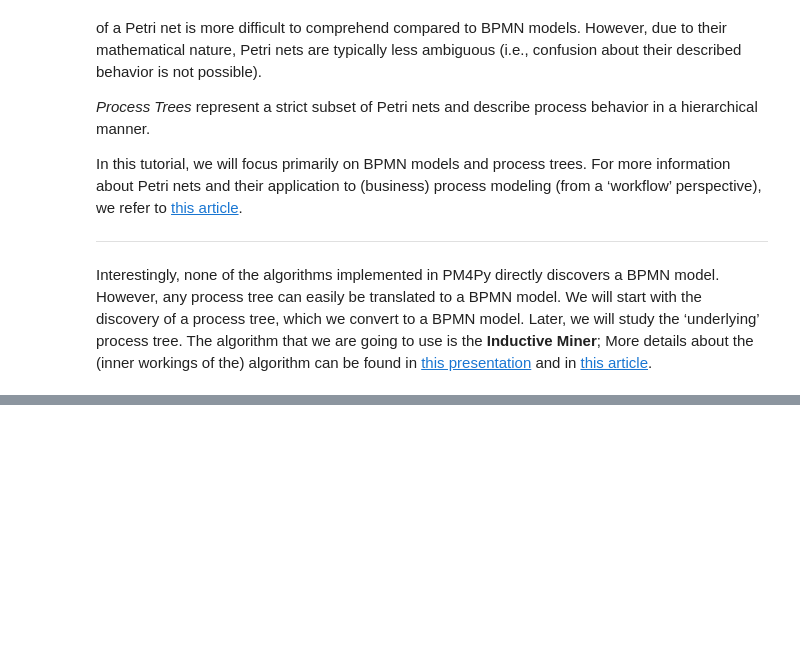
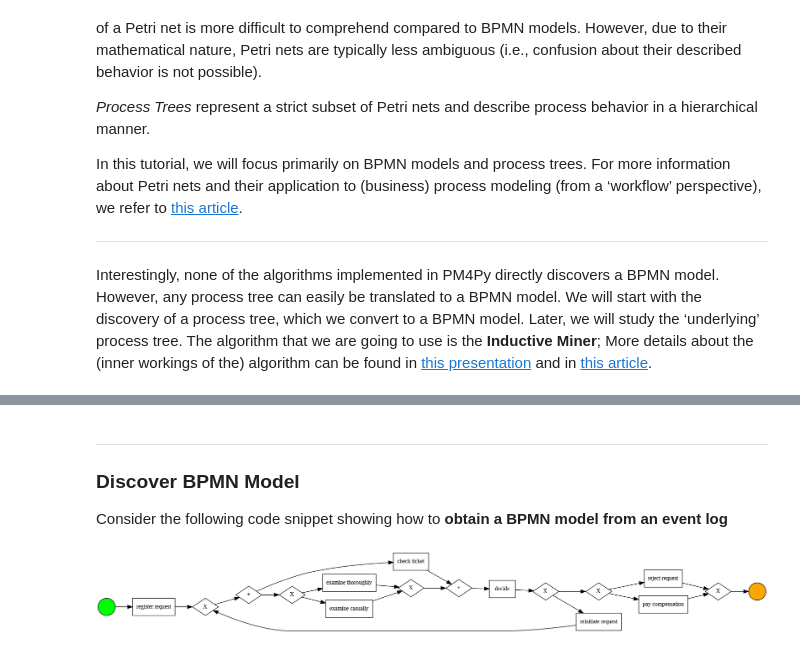
Before and after one commit to sawubona-repo/BINA-FS24-WORK, a Jupyter notebook: LB07-ProcessMining/Python/DEMO_Python_PM4PY_ProcessDiscovery.ipynb, the cells around one changed output, grey strips where cells are left out. Cells and saved outputs as stored; diff of their text form; code cells hidden in the pictures; blank space fills up the shorter version.

Commit message:
DEMO_Python_PM4PY_ProcessDiscovery updated

```diff
--- a/LB07-ProcessMining/Python/DEMO_Python_PM4PY_ProcessDiscovery.ipynb
+++ b/LB07-ProcessMining/Python/DEMO_Python_PM4PY_ProcessDiscovery.ipynb
@@ -267,0 +85,7 @@ When analyzing real event data, visual analytic tools (e.g., the [Variant Explor
+# %%
+logfilePATH = 'https://raw.githubusercontent.com/sawubona-repo/BINA-FS24-WORK/bdc23608d66c3e49fd67ce87a75fc3f8439f0fcf/LB07-ProcessMining/Python/'
+logfileNAME = 'RunningExample.csv'
+
+eventlogFILE = logfilePATH + logfileNAME
+
+eventlogData = pd.read_csv(eventlogFILE, sep=';')
@@ -267,0 +114,3 @@ When analyzing real event data, visual analytic tools (e.g., the [Variant Explor
+# %%
+# convert raw event log data to pm4py (event log) dataframe
+log_df = pm4py.format_dataframe(eventlogData, case_id='case_id',activity_key='activity', timestamp_key='time:timestamp')
@@ -267,0 +126,11 @@ When analyzing real event data, visual analytic tools (e.g., the [Variant Explor
+# %% [markdown]
+---
+### Discover **BPMN Model**
+
+Consider the following code snippet showing how to **obtain a BPMN model from an event log**
+# %%
+bpmn_model = pm4py.discover_bpmn_inductive(log_df)
+
+pm4py.view_bpmn(bpmn_model)
+# %% [output]
+[figure, added]
```
Also changed, not shown: parts of 50 cells of this notebook, 8 other files.
